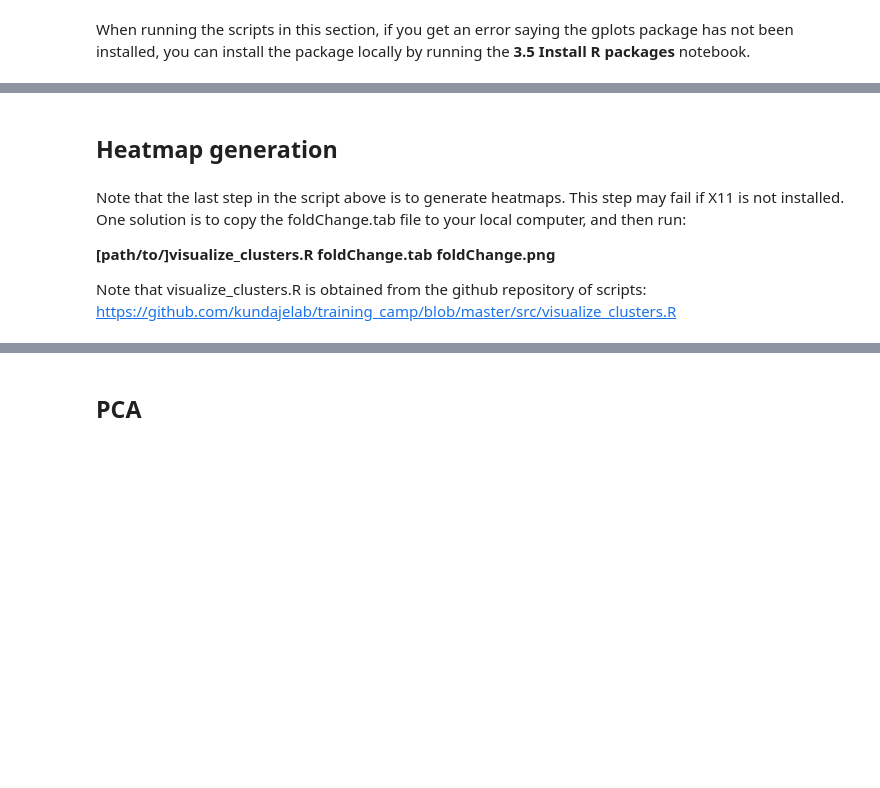
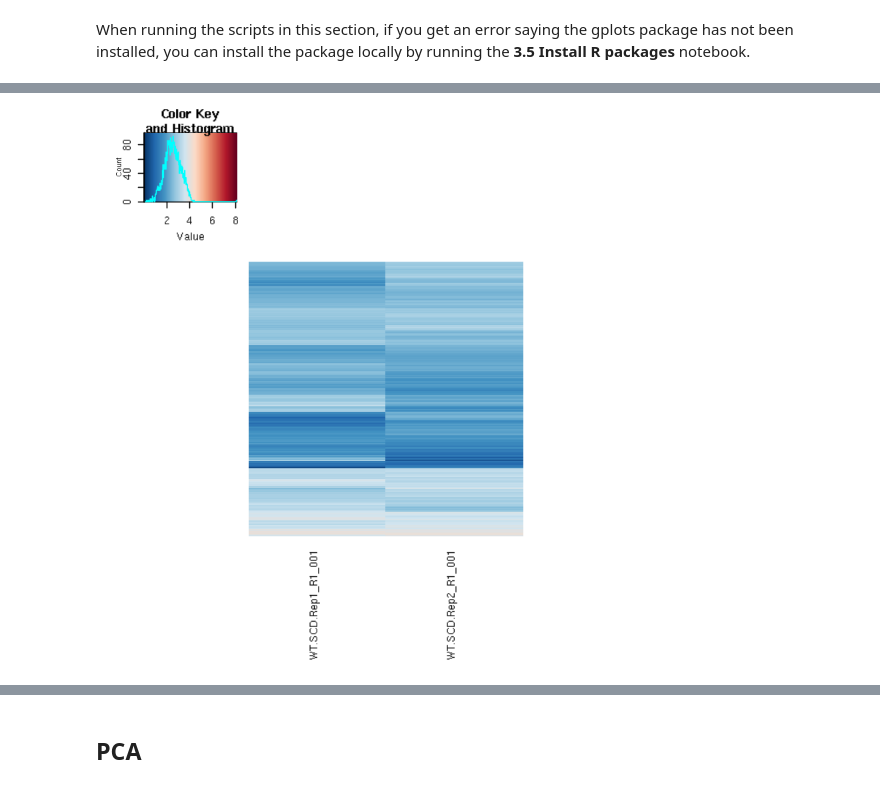
Before and after one commit to kundajelab/training_camp, a Jupyter notebook: workflow_notebooks/3.1 Clustering analysis and PCA.ipynb, the cells around one changed output, grey strips where cells are left out. Cells and saved outputs as stored; diff of their text form; code cells hidden in the pictures; blank space fills up the shorter version.

```diff
--- a/workflow_notebooks/3.1 Clustering analysis and PCA.ipynb
+++ b/workflow_notebooks/3.1 Clustering analysis and PCA.ipynb
@@ -33,0 +19,11 @@ export MASTER_DATA="/srv/scratch/training_camp/data/tc2017"
+# %%
+#load the pval signal matrix
+
+pval_data=read.table("all.pval.txt",header=TRUE)
+#remove the columns we will not use
+pval_data$Chrom=NULL
+pval_data$Start=NULL
+pval_data$End=NULL
+rownames(pval_data)=pval_data$ID
+pval_data$ID=NULL
+head(pval_data)
@@ -33,0 +56,5 @@ export MASTER_DATA="/srv/scratch/training_camp/data/tc2017"
+# %%
+#normalize the data
+#quantile normalization
+pval_data_matrix=normalize.quantiles(data.matrix(asinh(pval_data)))
+fc_data_matrix=normalize.quantiles(data.matrix(asinh(fc_data)))
@@ -71,8 +84,0 @@ null device
-# %% [markdown]
-## Heatmap generation ##
-# %% [markdown]
-Note that the last step in the script above is to generate heatmaps. This step may fail if X11 is not installed. One solution is to copy the foldChange.tab file to your local computer, and then run:
-
-**[path/to/]visualize_clusters.R foldChange.tab foldChange.png**
-
-Note that visualize_clusters.R is obtained from the github repository of scripts: https://github.com/kundajelab/training_camp/blob/master/src/visualize_clusters.R
@@ -78,0 +87,15 @@ Note that visualize_clusters.R is obtained from the github repository of scripts
+# %%
+heatmap.2(pval_data_matrix,
+          scale     = "none",
+          col       = rev(colorRampPalette(brewer.pal(10, "RdBu"))(256)),
+          distfun   = function(x) dist(x,method="euclidean"),
+          hclustfun = function(x) hclust(x, method="ward.D"),
+          Rowv=TRUE,
+          Colv=TRUE,
+          dendrogram = "none",
+          trace="none",
+          cexCol = 0.9,
+          margins=c(10,10),
+          labRow="")
+# %% [output]
+[figure, added]
```
Also changed, not shown: parts of 25 cells of this notebook, 2 other files.
